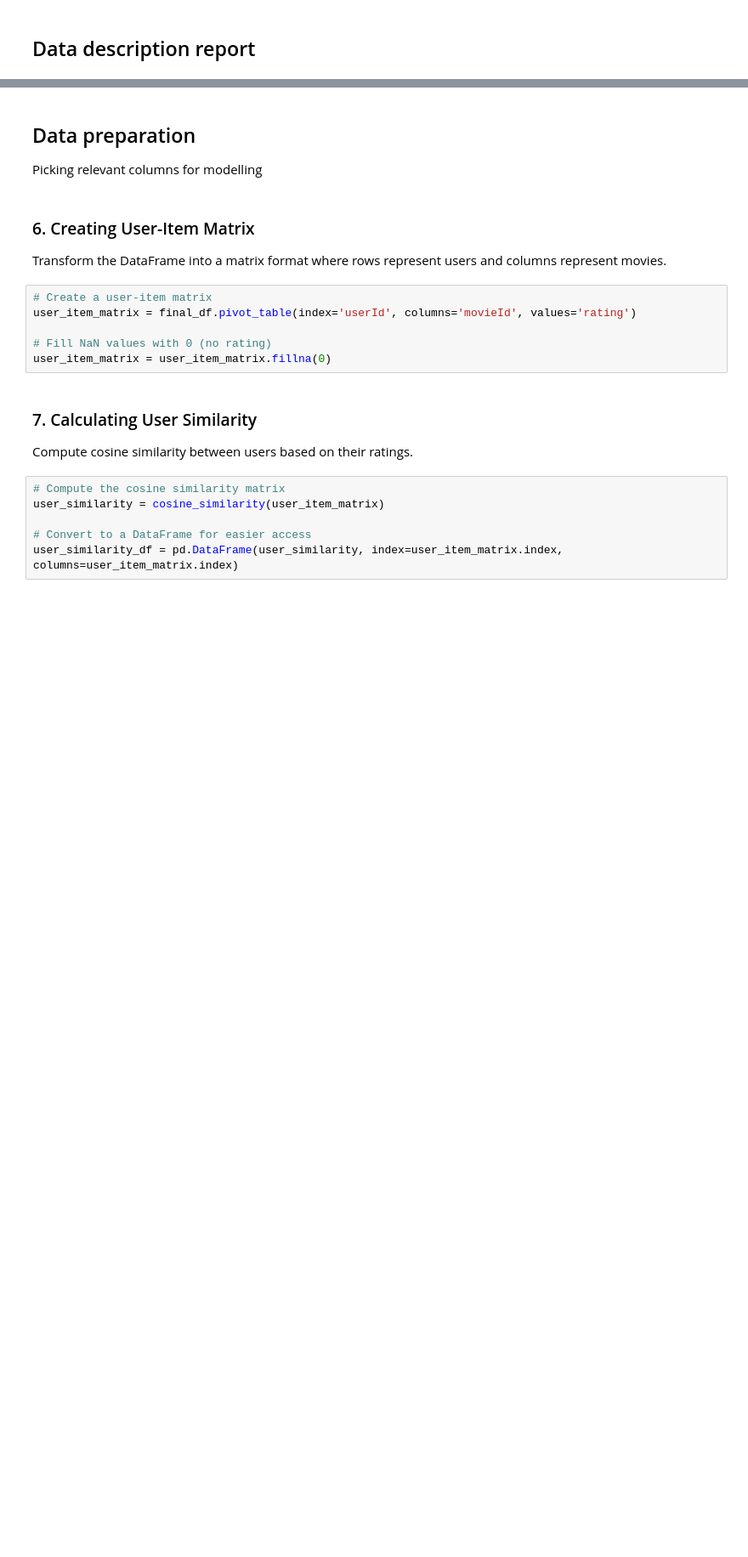
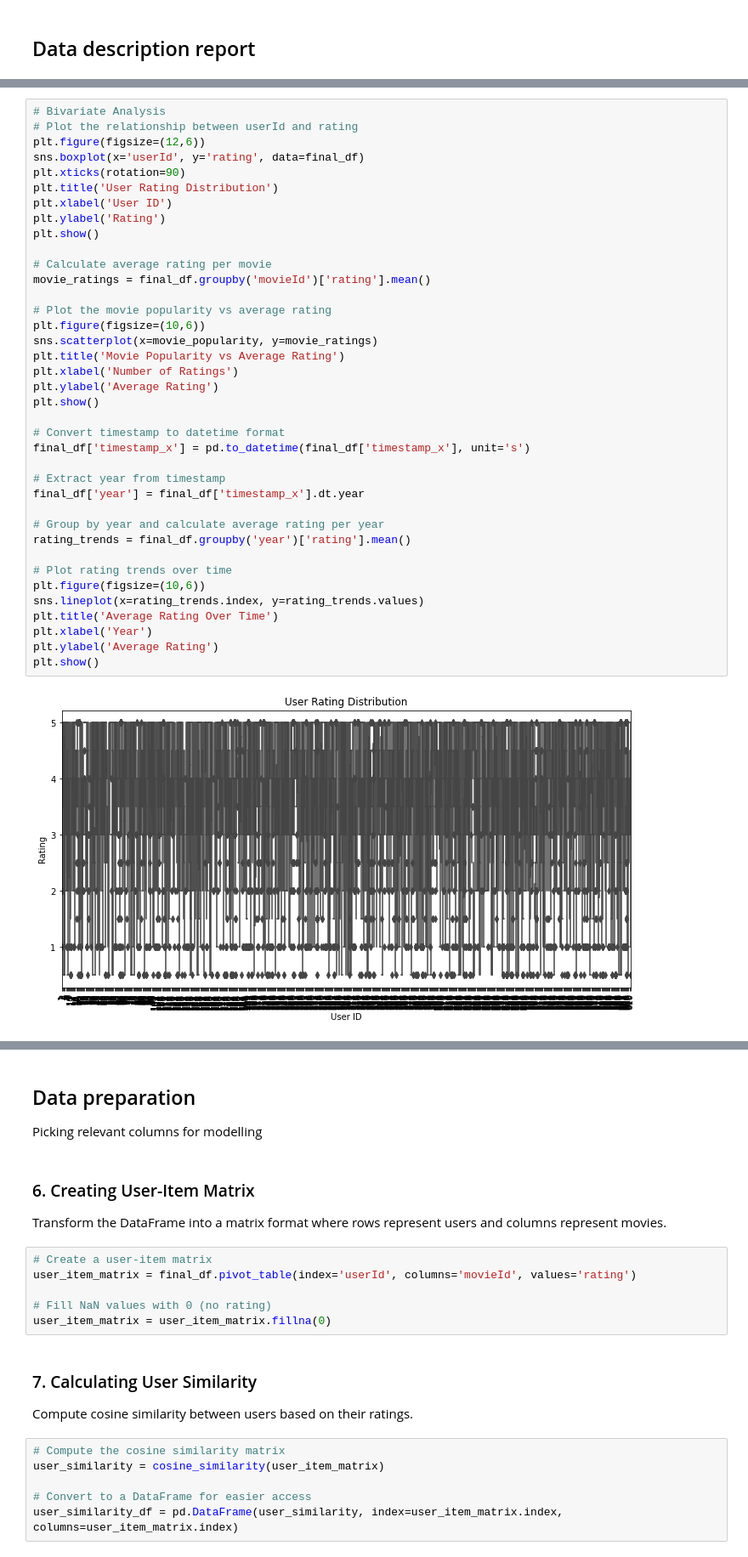
Before and after one commit to gtisnanga/PHASE-4-PRJOECT-MOVIE-RECOMMENDATIONS-GROUP-13, a Jupyter notebook: Phase 4.ipynb, the cells around one changed output, grey strips where cells are left out. Shown: that part at 85% size. Drawn from its saved outputs; the diff is of its cells as text; blank space fills up the shorter version.

```diff
--- a/Phase 4.ipynb
+++ b/Phase 4.ipynb
@@ -229,0 +291,40 @@ Columns that contain a significant number of missing values (like 'tag' and 'tim
+# %%
+# Bivariate Analysis
+# Plot the relationship between userId and rating
+plt.figure(figsize=(12,6))
+sns.boxplot(x='userId', y='rating', data=final_df)
+plt.xticks(rotation=90)
+plt.title('User Rating Distribution')
+plt.xlabel('User ID')
+plt.ylabel('Rating')
+plt.show()
+
+# Calculate average rating per movie
+movie_ratings = final_df.groupby('movieId')['rating'].mean()
+
+# Plot the movie popularity vs average rating
+plt.figure(figsize=(10,6))
+sns.scatterplot(x=movie_popularity, y=movie_ratings)
+plt.title('Movie Popularity vs Average Rating')
+plt.xlabel('Number of Ratings')
+plt.ylabel('Average Rating')
+plt.show()
+
+# Convert timestamp to datetime format
+final_df['timestamp_x'] = pd.to_datetime(final_df['timestamp_x'], unit='s')
+
+# Extract year from timestamp
+final_df['year'] = final_df['timestamp_x'].dt.year
+
+# Group by year and calculate average rating per year
+rating_trends = final_df.groupby('year')['rating'].mean()
+
+# Plot rating trends over time
+plt.figure(figsize=(10,6))
+sns.lineplot(x=rating_trends.index, y=rating_trends.values)
+plt.title('Average Rating Over Time')
+plt.xlabel('Year')
+plt.ylabel('Average Rating')
+plt.show()
+# %% [output]
+[figure, added]
```
Also changed, not shown: parts of 9 cells of this notebook.
